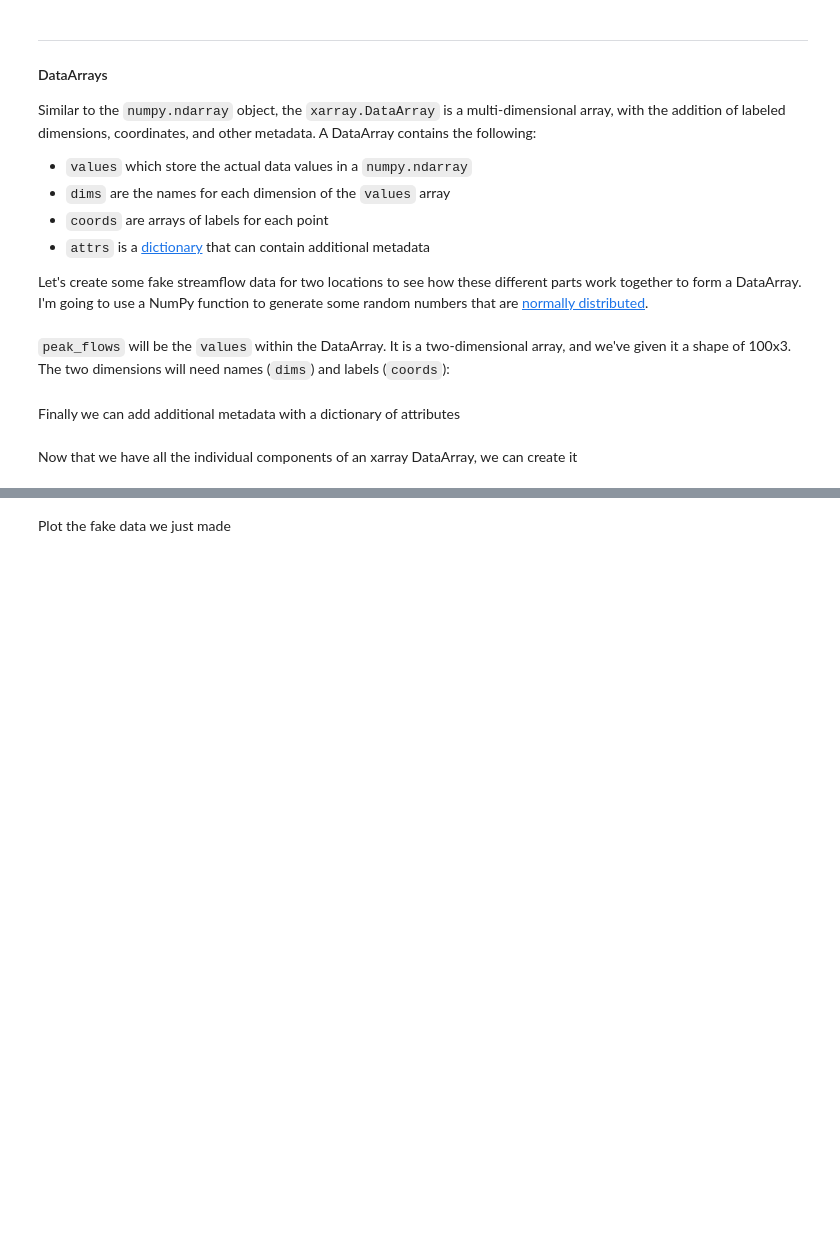
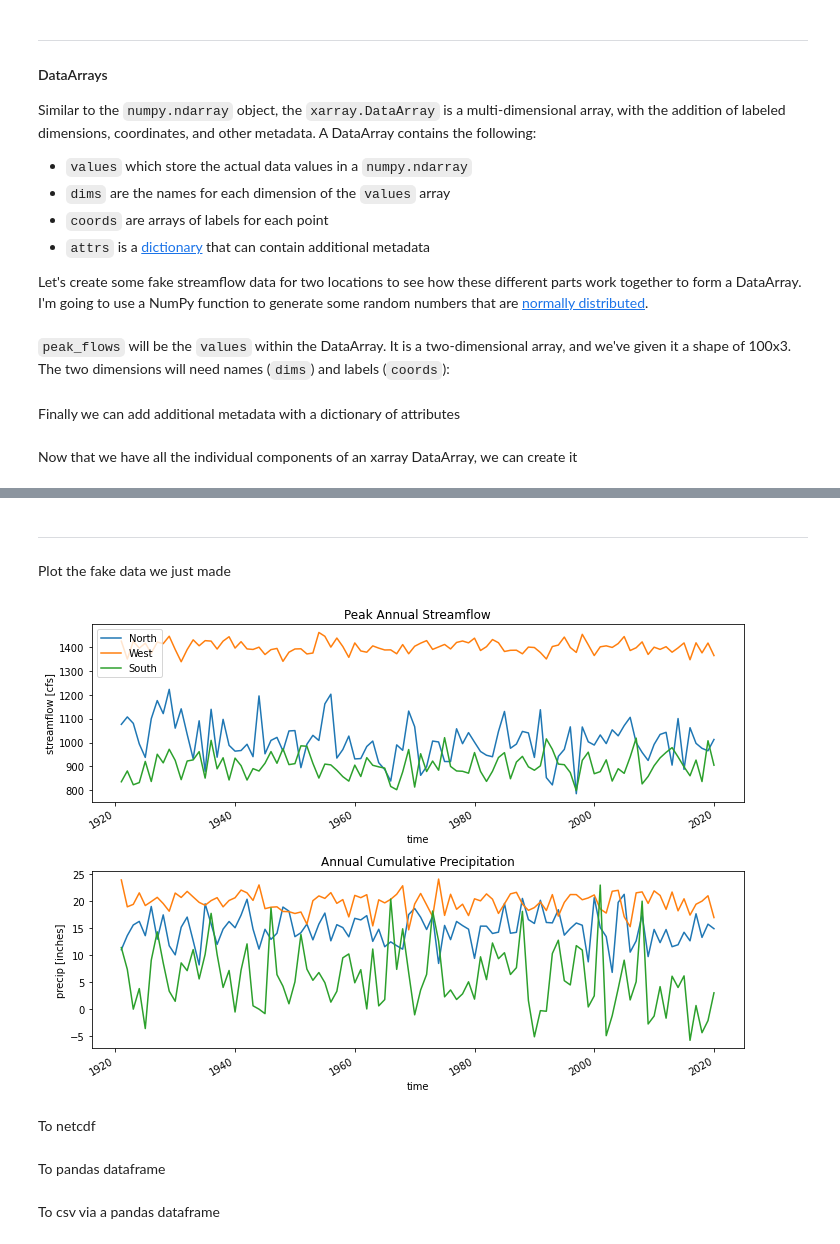
Before and after one commit to waterhackweek/waterdata, a Jupyter notebook: gridded_data_tutorial_2.ipynb, the cells around one changed output, grey strips where cells are left out. Saved outputs shown, nothing was run; the diff lists cells and outputs as text; code cells hidden in the pictures; blank space fills up the shorter version.

```diff
--- a/gridded_data_tutorial_2.ipynb
+++ b/gridded_data_tutorial_2.ipynb
@@ -78,2 +188,4 @@ Then combine and create a Dataset
 # %% [markdown]
+---
+
 Plot the fake data we just made
@@ -79,0 +194,28 @@ Plot the fake data we just made
+# %%
+fig, ax = plt.subplots(nrows=2, ncols=1, figsize=(10,7), tight_layout=True)
+
+
+# Plot stream flow at each of the three sites
+
+my_data.sel(location="north_watershed").streamflow.plot(ax=ax[0], label='North')
+my_data.sel(location="west_watershed").streamflow.plot(ax=ax[0], label='West')
+my_data.sel(location="south_watershed").streamflow.plot(ax=ax[0], label='South')
+
+ax[0].legend(loc='upper left')
+ax[0].set_title('Peak Annual Streamflow');
+
+
+
+# Plot precipitation at each of the three sites
+
+my_data.sel(location="north_watershed").precip.plot(ax=ax[1])
+my_data.sel(location="west_watershed").precip.plot(ax=ax[1])
+my_data.sel(location="south_watershed").precip.plot(ax=ax[1])
+
+ax[1].set_title('Annual Cumulative Precipitation');
+
+plt.savefig('my_data_plot.jpg')
+# %% [output]
+[figure, added]
+# %% [markdown]
+To netcdf
@@ -79,0 +224,2 @@ Plot the fake data we just made
+# %% [markdown]
+To pandas dataframe
@@ -79,0 +228,2 @@ Plot the fake data we just made
+# %% [markdown]
+To csv via a pandas dataframe
```
Also changed, not shown: parts of 30 cells of this notebook, 4 other files.
